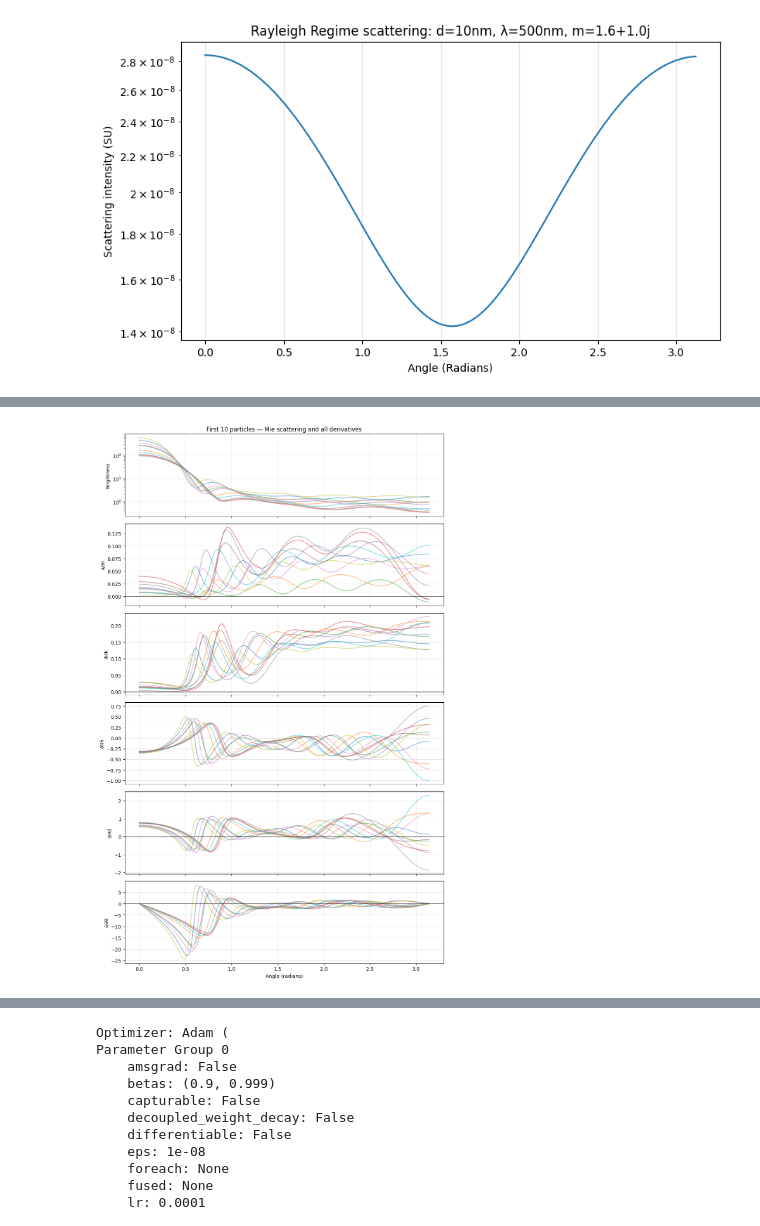
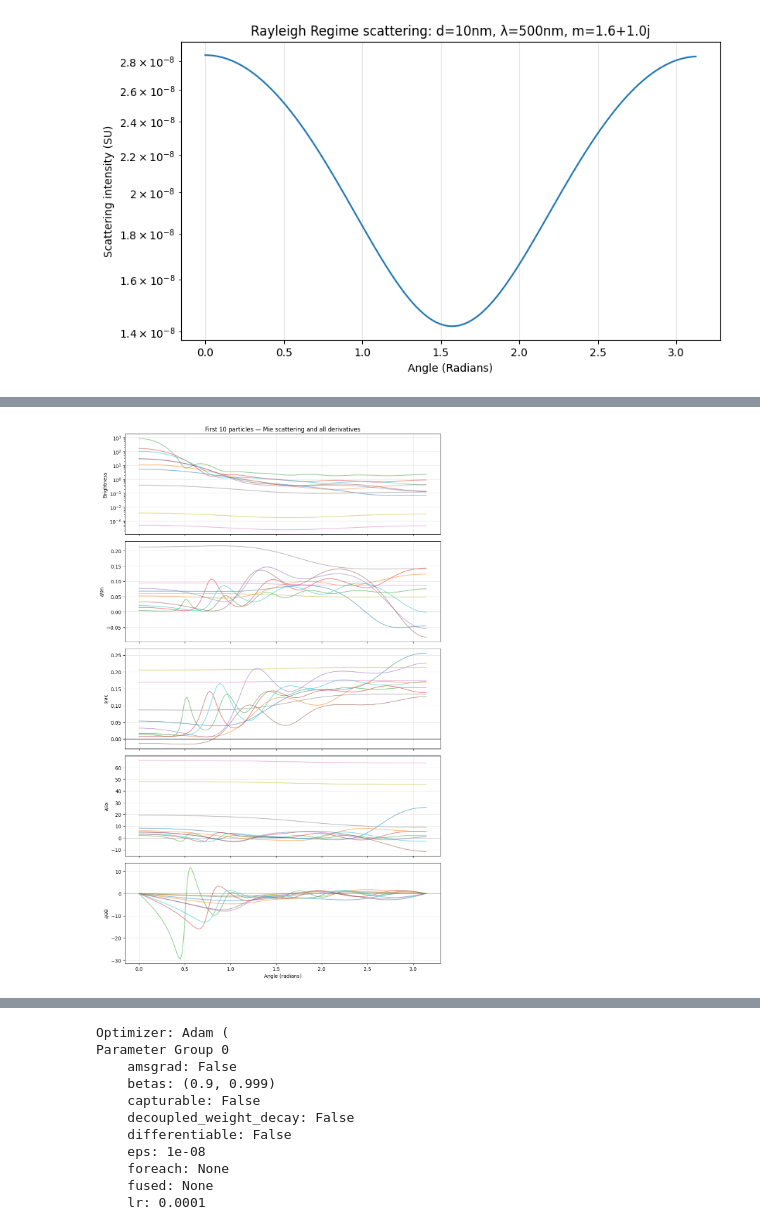
Before and after one commit to james-613/Modified_pyMieScatt_NN, a Jupyter notebook: NN_with_all_derivatives.ipynb, the cells around one changed output, grey strips where cells are left out. Saved outputs shown, nothing was run; the diff lists cells and outputs as text; code cells hidden in the pictures.

```diff
--- a/NN_with_all_derivatives.ipynb
+++ b/NN_with_all_derivatives.ipynb
@@ -86,41 +116,49 @@ Storage allocated for 1000 particles × 181 angles × 5 params
 # %%
 print(f"Generating {N_PARTICLES} particles with jacobians...")
 
-fig, axes = plt.subplots(6, 1, figsize=(10, 16), sharex=True)
+fig, axes = plt.subplots(5, 1, figsize=(10, 16), sharex=True)
 
 start_time = time.time()
 for p in range(N_PARTICLES):
-    wavelength_norm = torch.tensor(np.random.uniform(0, 1))
-    diameter_norm   = torch.tensor(np.random.uniform(0, 1))
-    n_norm          = torch.tensor(np.random.uniform(0, 1))
-    k_norm          = torch.tensor(np.random.uniform(0, 1))
-    theta_norm      = torch.tensor(np.linspace(0, 1, N_ANGLES)) # 0 to 1 maps to 0 to 180
+    wavelength      = 10 ** torch.tensor(np.random.uniform(np.log10(W_MAX), np.log10(W_MIN)))
+    diameter        = 10 ** torch.tensor(np.random.uniform(np.log10(D_MAX), np.log10(D_MIN)))
+    n               = torch.tensor(np.random.uniform(N_MIN, N_MAX))
+    k               = torch.tensor(np.random.uniform(K_MIN, K_MAX))
+    x               = diameter * np.pi / wavelength
+    theta           = torch.tensor(np.linspace(0, np.pi, N_ANGLES))
+
+
+    wavelength_norm = normalize(wavelength, W_MIN, W_RANGE)
+    diameter_norm   = normalize(diameter, D_MIN, D_RANGE)
+    n_norm          = normalize(n, N_MIN, N_RANGE)
+    k_norm          = normalize(k, K_MIN, K_RANGE)
+    x_norm          = normalize(x, X_MIN, X_RANGE)
+    theta_norm      = normalize(theta, 0, np.pi) # 0 to 1 maps to 0 to 180
 
     # Compute jacobian derivatives with autograd
     # jacobian wraps inputs with gradient tracking
     jacobian_derivative = torch.autograd.functional.jacobian(
         compute_log_scattering,
-        (n_norm, k_norm, wavelength_norm, diameter_norm, theta_norm),
+        (n_norm, k_norm, x_norm, theta_norm),
         vectorize=True
     )
 
     # compute actual values without gradients for storage
     with torch.no_grad():
-        log_scattering = compute_log_scattering(n_norm, k_norm, wavelength_norm, diameter_norm, theta_norm)
+        log_scattering = compute_log_scattering(n_norm, k_norm, x_norm, theta_norm)
         scattering = 10 ** log_scattering
 
-     # Convert normalized to physics values for storage
-    wavelength_val = wavelength_norm.item() * 100 + 450
-    diameter_val   = diameter_norm.item() * 300 + 600
-    n_val          = n_norm.item() * 0.36 + 1.5
-    k_val          = k_norm.item() * 0.32 + 0.68
+    #  # Convert normalized to physics values for storage
+    # wavelength_val = wavelength_norm.item() * 100 + 450
+    # diameter_val   = diameter_norm.item() * 300 + 600
+    # n_val          = n_norm.item() * 0.36 + 1.5
+    # k_val          = k_norm.item() * 0.32 + 0.68
 
     # Store inputs
-    particle_inputs[p, :, 0] = n_val
-    particle_inputs[p, :, 1] = k_val
-    particle_inputs[p, :, 2] = wavelength_val
-    particle_inputs[p, :, 3] = diameter_val
-    particle_inputs[p, :, 4] = theta_norm.numpy() * np.pi
+    particle_inputs[p, :, 0] = n
+    particle_inputs[p, :, 1] = k
+    particle_inputs[p, :, 2] = x
+    particle_inputs[p, :, 3] = theta
 
     # Store outputs
     particle_outputs[p, :] = scattering.numpy()
@@ -128,23 +166,18 @@ for p in range(N_PARTICLES):
     # Store derivatives
     particle_derivatives[p, :, 0] = jacobian_derivative[0].numpy()           # delta scattering/delta n
     particle_derivatives[p, :, 1] = jacobian_derivative[1].numpy()           # delta scattering/delta k
-    particle_derivatives[p, :, 2] = jacobian_derivative[2].numpy()           # delta scattering/delta wavelength
-    # Diameter gradient usually zero in pyMieDiff autograd — keep placeholder zeros
-    particle_derivatives[p, :, 3] = jacobian_derivative[3].numpy()           # delta scattering/delta diameter (placeholder, often zero)
-    # Theta derivative: place in column 4
-    particle_derivatives[p, :, 4] = jacobian_derivative[4].diag().numpy()    # delta scattering/delta theta (diagonal)
-
+    particle_derivatives[p, :, 2] = jacobian_derivative[2].numpy()           # delta scattering/delta x
+    particle_derivatives[p, :, 3] = jacobian_derivative[3].diag().numpy()    # delta scattering/delta theta
 
     if p < 10:
         # For the first 10 particles, plot the scattering and all derivatives
-        print(f"Particle {p} — n={n_val:.2f}, k={k_val:.2f}, λ={wavelength_val:.1f}nm, d={diameter_val:.1f}nm")
+        print(f"Particle {p} — n={n:.2f}, k={k:.2f}, λ={wavelength:.1f}nm, d={diameter:.1f}nm")
         angles = theta_norm.numpy() * np.pi
         axes[0].plot(angles, scattering.numpy(), alpha=0.5)
         axes[1].plot(angles, jacobian_derivative[0].detach().numpy(), alpha=0.5)    # ∂brightness/∂n
         axes[2].plot(angles, jacobian_derivative[1].detach().numpy(), alpha=0.5)    # ∂brightness/∂k
-        axes[3].plot(angles, jacobian_derivative[2].detach().numpy(), alpha=0.5)    # ∂brightness/∂wavelength
-        axes[4].plot(angles, jacobian_derivative[3].detach().numpy(), alpha=0.5)    # ∂brightness/∂diameter
-        axes[5].plot(angles, jacobian_derivative[4].diag().detach().numpy(), alpha=0.5)   # ∂brightness/∂theta
+        axes[3].plot(angles, jacobian_derivative[2].detach().numpy(), alpha=0.5)    # ∂brightness/∂x
+        axes[4].plot(angles, jacobian_derivative[3].diag().detach().numpy(), alpha=0.5)    # ∂brightness/∂theta
 
     if p % 25 == 0:
         elapsed = time.time() - start_time
@@ -159,10 +192,9 @@ axes[0].set_title('First 10 particles — Mie scattering and all derivatives')
 axes[0].set_yscale('log')
 axes[1].set_ylabel('∂/∂n')
 axes[2].set_ylabel('∂/∂k')
-axes[3].set_ylabel('∂/∂λ')
-axes[4].set_ylabel('∂/∂d') # prints out nothin so diameter is broken in pyMieDiff autograd
-axes[5].set_ylabel('∂/∂θ')
-axes[5].set_xlabel('Angle (radians)')
+axes[3].set_ylabel('∂/∂x')
+axes[4].set_ylabel('∂/∂θ') # prints out nothin so diameter is broken in pyMieDiff autograd
+axes[4].set_xlabel('Angle (radians)')
 
 for ax in axes:
     ax.grid(True, alpha=0.3)
@@ -172,12 +204,12 @@ plt.tight_layout()
 plt.show()
 
 # Save data to disk so we don't regenerate
-np.save('inputs_5d.npy', particle_inputs.reshape(-1, 5))
-np.save('outputs_5d.npy', particle_outputs.reshape(-1, 1))
-np.save('derivatives_5d.npy', particle_derivatives.reshape(-1, 5))
+np.save('inputs_4d.npy', particle_inputs.reshape(-1, 4))
+np.save('outputs_4d.npy', particle_outputs.reshape(-1, 1))
+np.save('derivatives_4d.npy', particle_derivatives.reshape(-1, 4))
 
 print("\nSaved to disk:")
-print(f"  inputs_5d.npy:      {particle_inputs.reshape(-1, 5).shape}")
-print(f"  outputs_5d.npy:     {particle_outputs.reshape(-1, 1).shape}")
-print(f"  derivatives_5d.npy: {particle_derivatives.reshape(-1, 5).shape}")
+print(f"  inputs_4d.npy:      {particle_inputs.reshape(-1, 4).shape}")
+print(f"  outputs_4d.npy:     {particle_outputs.reshape(-1, 1).shape}")
+print(f"  derivatives_4d.npy: {particle_derivatives.reshape(-1, 4).shape}")
 # %% [output]
@@ -201,2 +233,2 @@ Done! Total time: 571.4s (0.57s per particle)
-[figure, old version]
+[figure, new version]
 Saved to disk:
```
Also changed, not shown: parts of 19 cells of this notebook, 6 other files.
